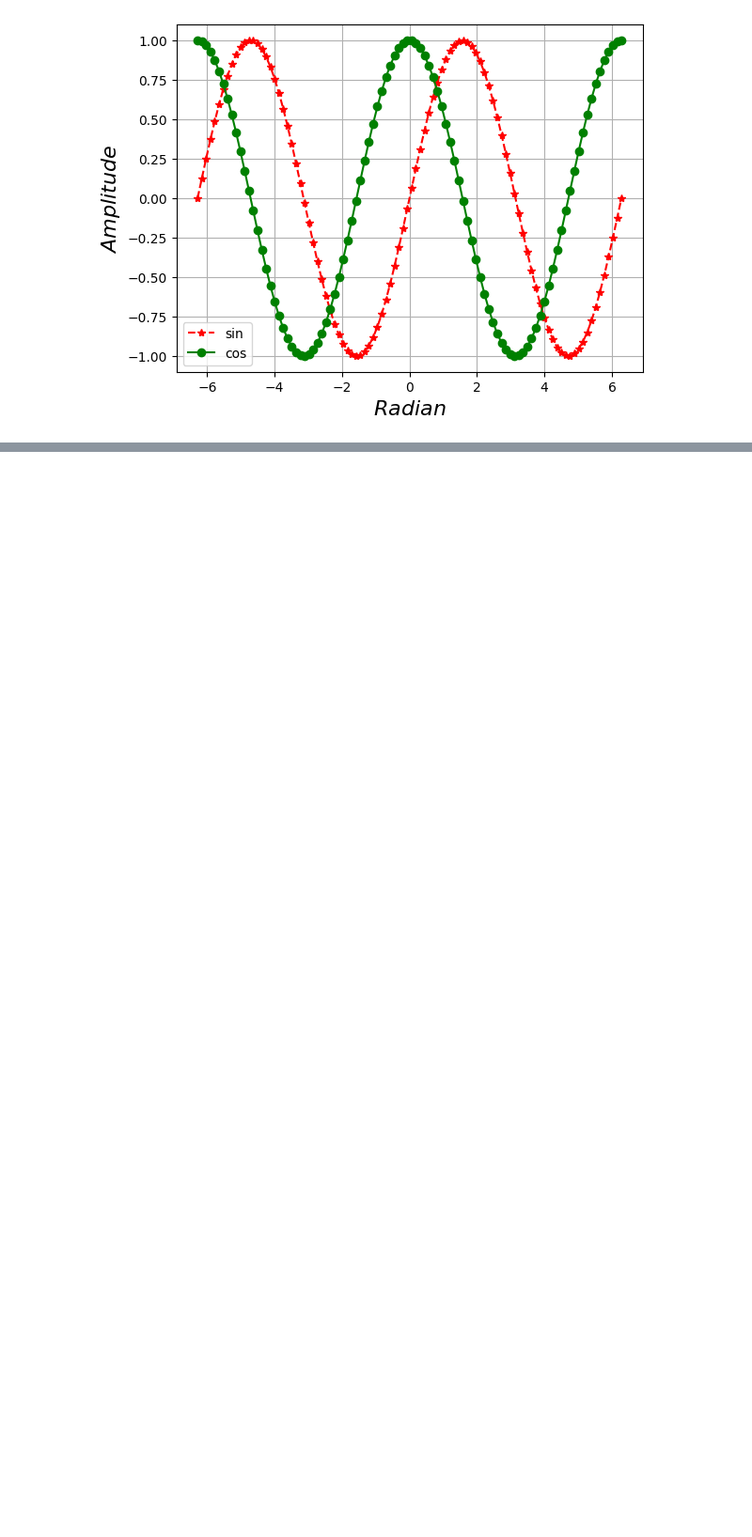
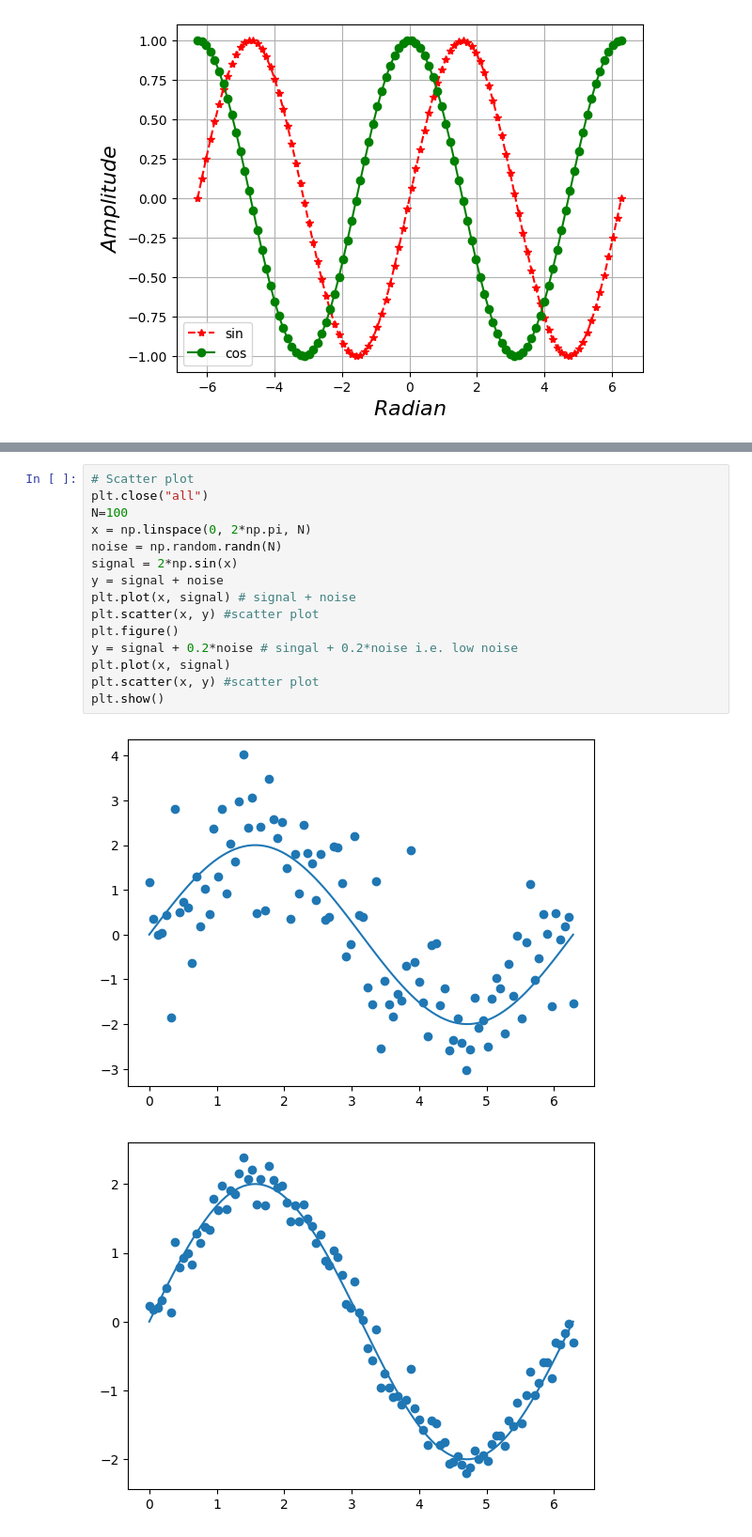
Before and after one commit to Agnes-Maiza/KCAGdsc, a Jupyter notebook: DataVizualization.ipynb, the cells around one changed output, grey strips where cells are left out. Shown at 94% size. Saved outputs shown, nothing was run; the diff lists cells and outputs as text; blank space fills up the shorter version.

```diff
--- a/DataVizualization.ipynb
+++ b/DataVizualization.ipynb
@@ -191,0 +235,18 @@ plt.show()
+# %%
+# Scatter plot
+plt.close("all")
+N=100
+x = np.linspace(0, 2*np.pi, N)
+noise = np.random.randn(N)
+signal = 2*np.sin(x)
+y = signal + noise
+plt.plot(x, signal) # signal + noise
+plt.scatter(x, y) #scatter plot
+plt.figure()
+y = signal + 0.2*noise # singal + 0.2*noise i.e. low noise
+plt.plot(x, signal)
+plt.scatter(x, y) #scatter plot
+plt.show()
+# %% [output]
+[figure, added]
+[figure, added]
```
Also changed, not shown: parts of 9 cells of this notebook.
